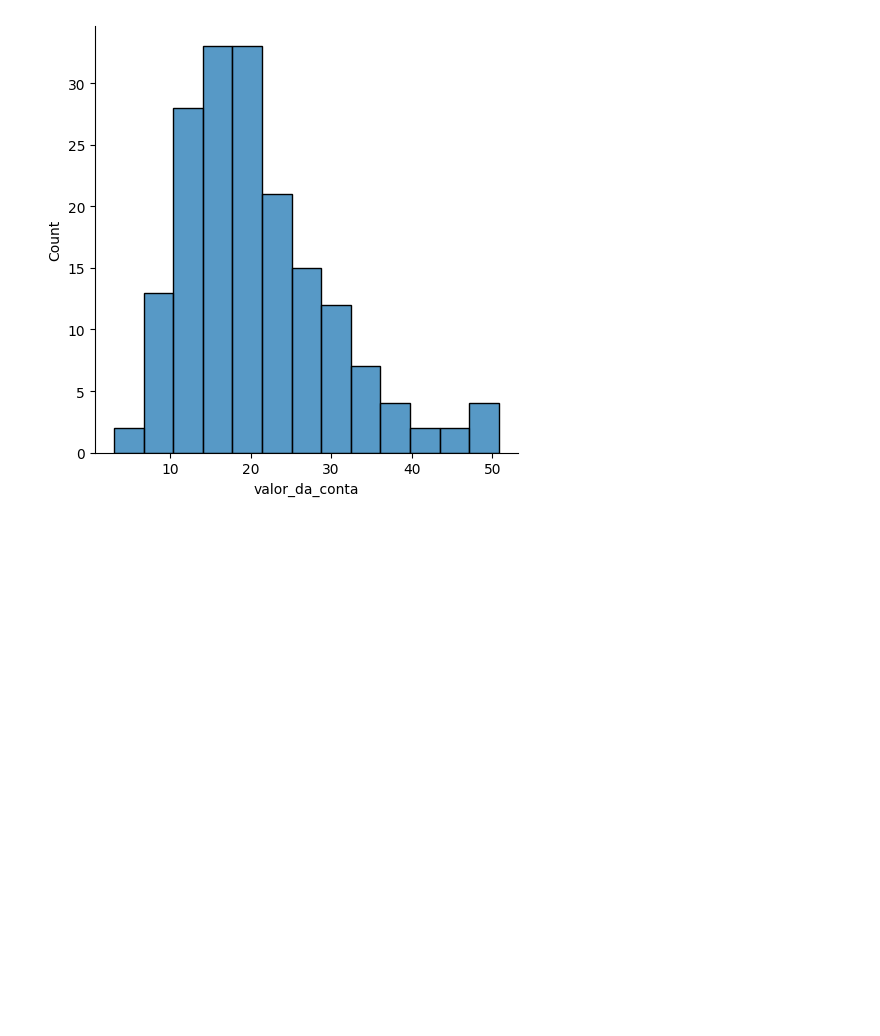
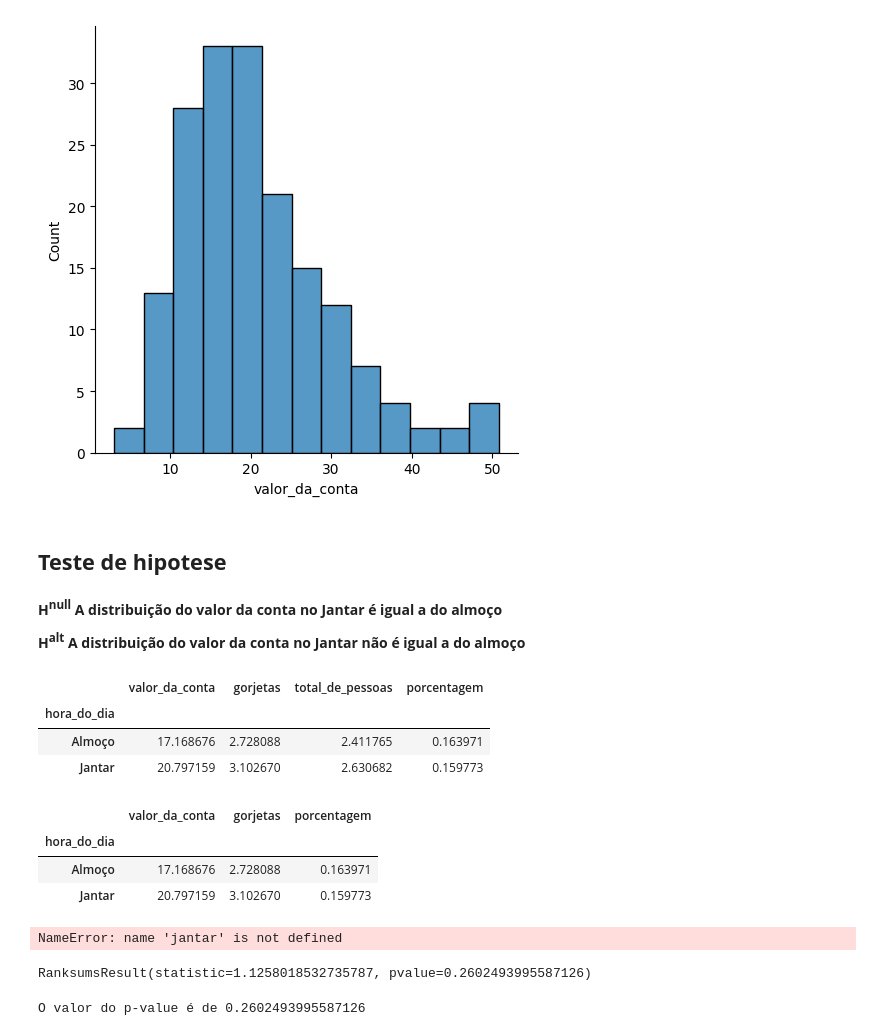
Before and after one commit to Marlon-Santiago/Curso_Alura, a Jupyter notebook: EDA_Gorjetas.ipynb, the cells around one changed output. Saved outputs shown, nothing was run; the diff lists cells and outputs as text; code cells hidden in the pictures; blank space fills up the shorter version.

```diff
--- a/EDA_Gorjetas.ipynb
+++ b/EDA_Gorjetas.ipynb
@@ -485,3 +485,29 @@ sns.displot(conta_janta, kde = False)
 # %% [output]
 <seaborn.axisgrid.FacetGrid at 0x...>
 [figure]
+# %% [markdown]
+## **Teste de hipotese**
+# %% [markdown]
+**H<sup>null</sup>**
+**A distribuição do valor da conta no Jantar é igual a do almoço**
+
+**H<sup>alt</sup>**
+**A distribuição do valor da conta no Jantar não é igual a do almoço**
+# %%
+gorjeta.groupby(['hora_do_dia']).mean()
+# %% [output]
+|  | valor_da_conta | gorjetas | total_de_pessoas | porcentagem |
+| hora_do_dia |  |  |  |  |
+| Almoço | 17.168676 | 2.728088 | 2.411765 | 0.163971 |
+| Jantar | 20.797159 | 3.102670 | 2.630682 | 0.159773 |
+# %%
+gorjeta.groupby(['hora_do_dia']).mean()[['valor_da_conta', 'gorjetas', 'porcentagem']]
+# %% [output]
+|  | valor_da_conta | gorjetas | porcentagem |
+| hora_do_dia |  |  |  |
+| Almoço | 17.168676 | 2.728088 | 0.163971 |
+| Jantar | 20.797159 | 3.102670 | 0.159773 |
+# %%
+ranksums(jantar, almoco)
+# %% [output]
+NameError: name 'jantar' is not defined
@@ -487,0 +518,9 @@ sns.displot(conta_janta, kde = False)
+# %%
+ranksums(porcentagem_almoco, porcentagem_jantar)
+# %% [output]
+RanksumsResult(statistic=1.1258018532735787, pvalue=0.2602493995587126)
+# %%
+r3 = ranksums(porcentagem_almoco, porcentagem_jantar)
+print('O valor do p-value é de {}'.format(r3.pvalue))
+# %% [output]
+O valor do p-value é de 0.2602493995587126
```
Also changed, not shown: parts of 5 cells of this notebook.
